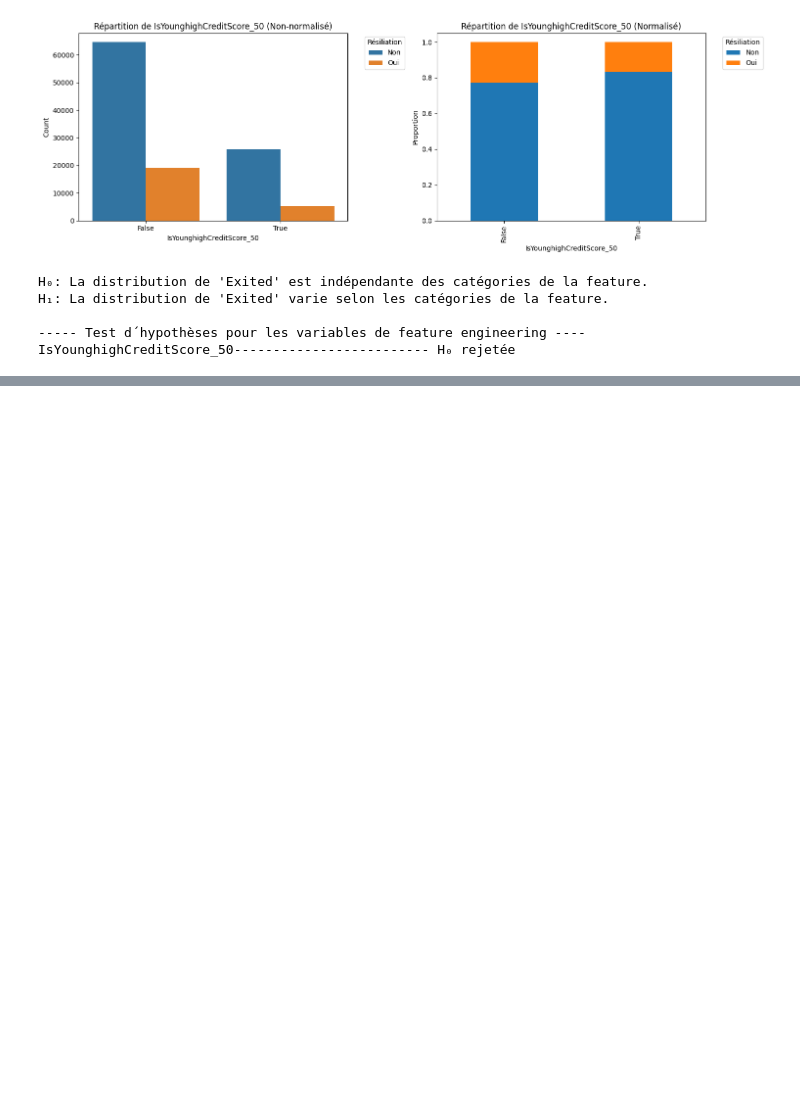
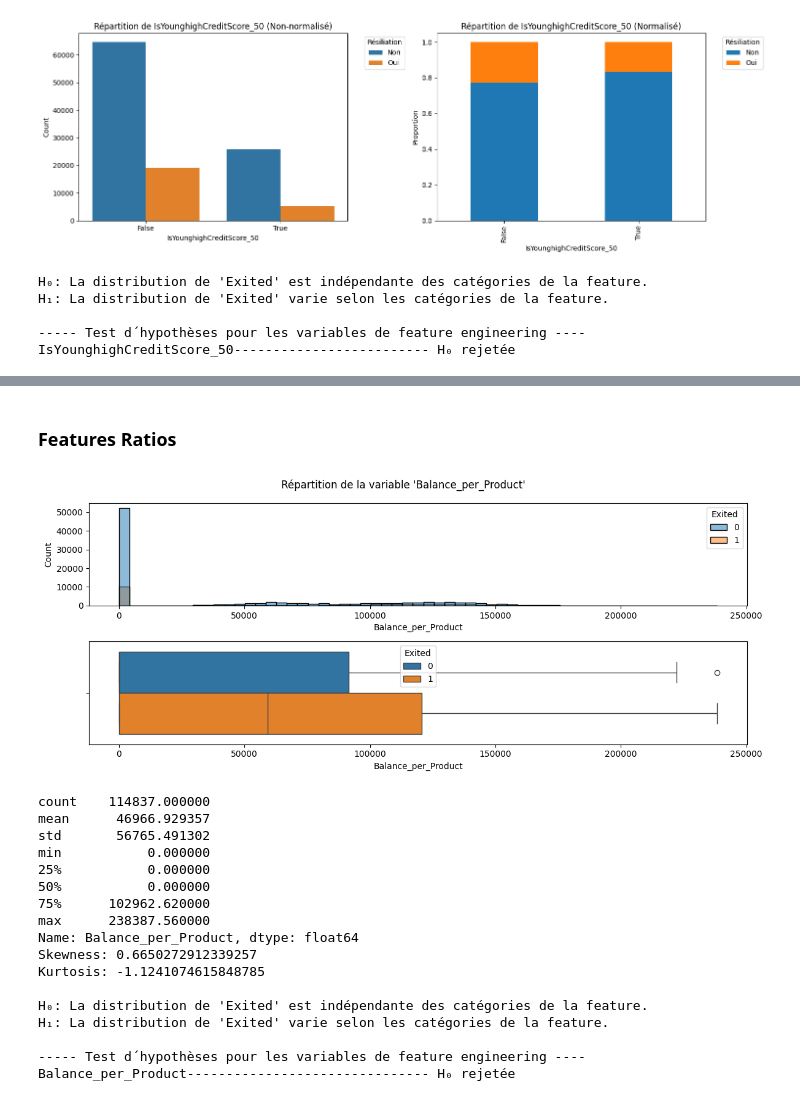
Before and after one commit to lbihin/mlpro-classification-bank-churn-2025, a Jupyter notebook: eda/eda.ipynb, the cells around one changed output, grey strips where cells are left out. Cells and saved outputs as stored; diff of their text form; code cells hidden in the pictures; blank space fills up the shorter version.

```diff
--- a/eda/eda.ipynb
+++ b/eda/eda.ipynb
@@ -1512,0 +1584,2 @@ IsYounghighCreditScore_50------------------------- H₀ rejetée
+# %% [markdown]
+### Features Ratios
@@ -1512,0 +1593,59 @@ IsYounghighCreditScore_50------------------------- H₀ rejetée
+# %%
+from scipy.stats import skew, kurtosis
+
+def afficher_feature_continue_vs_target(feature):
+    fig, ax = plt.subplots(2, 1, figsize=(12, 5))
+    plt.suptitle(f"Répartition de la variable '{feature}'")
+    sns.histplot(data=train_df, x=feature, ax=ax[0], hue=TARGET)
+    sns.boxplot(data=train_df, x=feature, ax=ax[1], hue=TARGET)
+    plt.tight_layout()
+    plt.show()
+
+    # Describe the distribution
+    desc = train_df[feature].describe()
+    skewness = skew(train_df[feature])
+    kurt = kurtosis(train_df[feature])
+
+    print(desc)
+    print(f"Skewness: {skewness}")
+    print(f"Kurtosis: {kurt}")
+# %%
+# On étudie si l´on remarque une
+feature = 'Balance_per_Product'
+
+train_df[feature] = train_df.Balance / train_df.NumOfProducts
+test_df[feature] = test_df.Balance / test_df.NumOfProducts
+
+afficher_feature_continue_vs_target(feature)
+
+print()
+print(f"H₀: La distribution de '{TARGET}' est indépendante des catégories de la feature.")
+print(f"H₁: La distribution de '{TARGET}' varie selon les catégories de la feature.")
+print()
+
+print("----- Test d´hypothèses pour les variables de feature engineering ----")
+contingency = pd.crosstab(test_df[feature], test_df[TARGET])
+chi2, p_value, dof, expected = stats.chi2_contingency(contingency)
+if p_value < ALPHA:
+    print(f'{feature :-<50} H₀ rejetée')
+else :
+    print(f"{feature :-<50} '-'")
+# %% [output]
+[figure, added]
+count    114837.000000
+mean      46966.929357
+std       56765.491302
+min           0.000000
+25%           0.000000
+50%           0.000000
+75%      102962.620000
+max      238387.560000
+Name: Balance_per_Product, dtype: float64
+Skewness: 0.6650272912339257
+Kurtosis: -1.1241074615848785
+
+H₀: La distribution de 'Exited' est indépendante des catégories de la feature.
+H₁: La distribution de 'Exited' varie selon les catégories de la feature.
+
+----- Test d´hypothèses pour les variables de feature engineering ----
+Balance_per_Product------------------------------- H₀ rejetée
```
Also changed, not shown: parts of 30 cells of this notebook, 3 other files.
